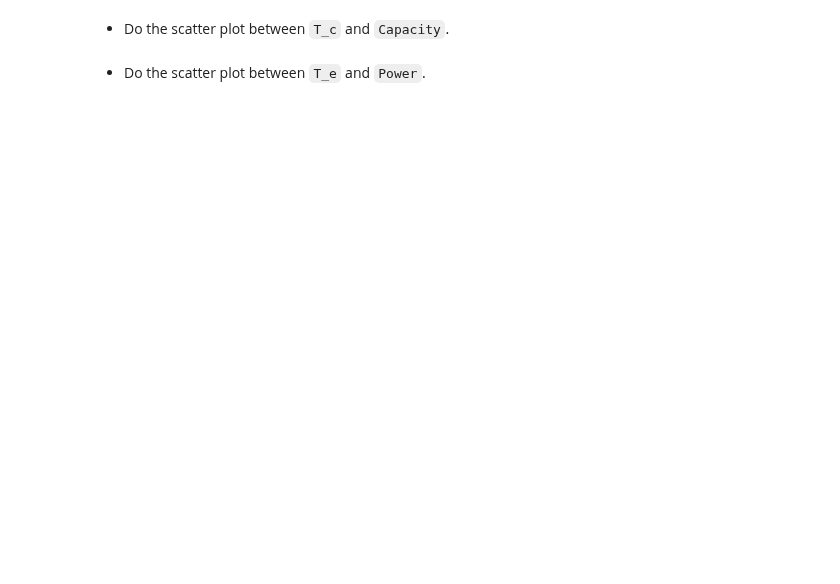
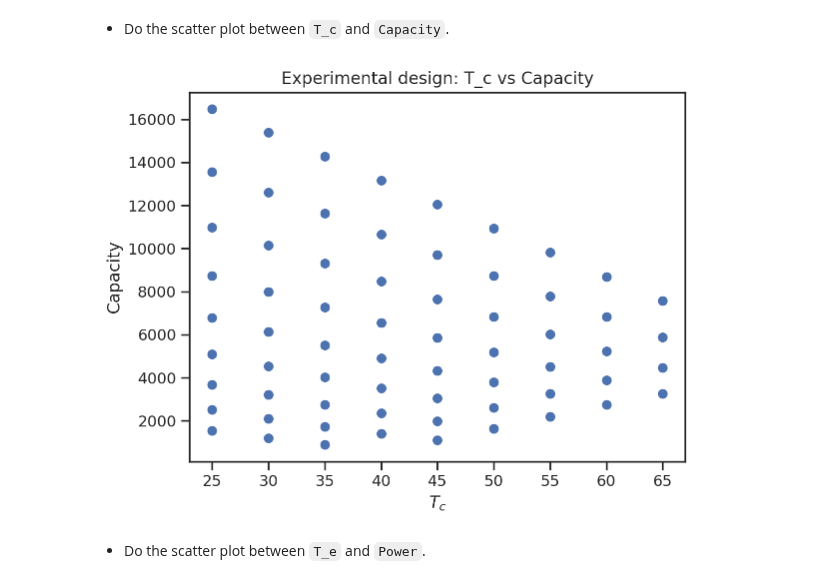
Before and after one commit to JamesKolb20k/Financier, a Jupyter notebook: lecture04/homework_04.ipynb, the cells around one changed output. Drawn from its saved outputs; the diff is of its cells as text; code cells hidden in the pictures; blank space fills up the shorter version.

```diff
--- a/lecture04/homework_04.ipynb
+++ b/lecture04/homework_04.ipynb
@@ -64,2 +82,11 @@ Answer the following questions.
+# %%
+plt.scatter(data['T_c'], data['Capacity'])
+plt.xlabel('$T_c$')
+plt.ylabel('Capacity')
+plt.title('Experimental design: T_c vs Capacity');
+
+plt.show()
+# %% [output]
+[figure, added]
 # %% [markdown]
 + Do the scatter plot between `T_e` and `Power`.
```
Also changed, not shown: parts of 18 cells of this notebook.
